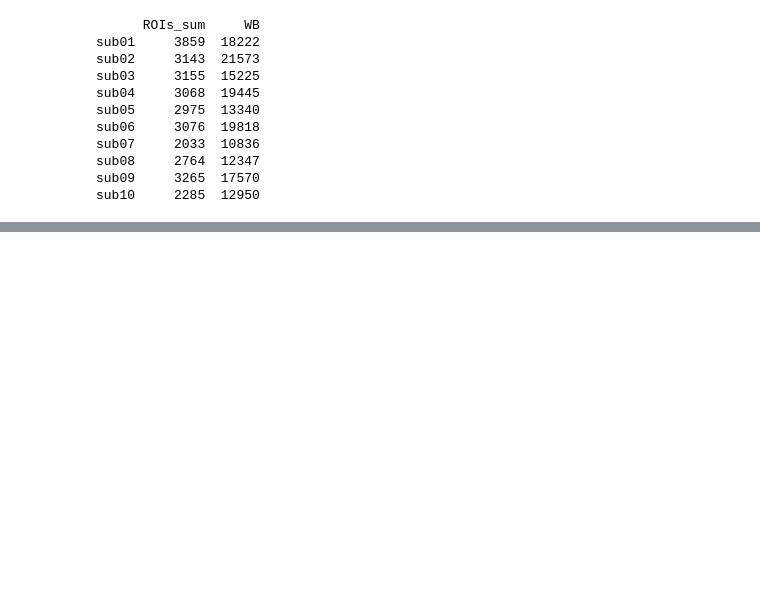
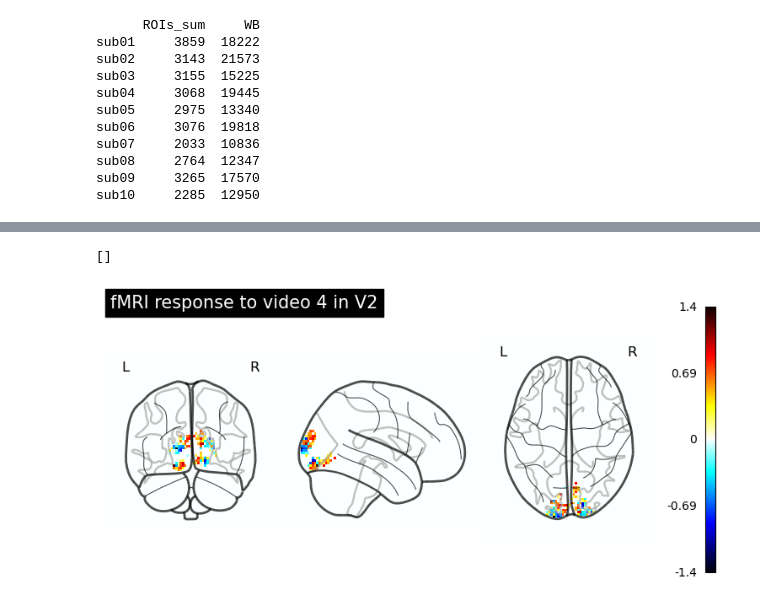
Before and after one commit to mafr22ao/Brainvision_Project, a Jupyter notebook: fmri_preprocessing.ipynb, the cells around one changed output, grey strips where cells are left out. Drawn from its saved outputs; the diff is of its cells as text; code cells hidden in the pictures; blank space fills up the shorter version.

```diff
--- a/fmri_preprocessing.ipynb
+++ b/fmri_preprocessing.ipynb
@@ -234,0 +271,16 @@ def visualize_activity(vid_id, sub, ROI):
+# %%
+# test the workaround for the whole dataset
+
+data, voxel_mask = get_fmri(sub, ROI)
+print(data.shape)
+print(len(np.unique(data[0, :])))
+print(voxel_mask.shape)
+print(np.sum(voxel_mask == 1))
+
+# see if ROI can be mapped into 3d space using the unique values of the 3d WB data
+ROI_data = get_fmri("sub01", "EBA")
+print(ROI_data[0,:].shape)
+print(len(np.unique(ROI_data[0,:])))
+print(data[0, :].shape)
+# check number of common elements
+print("Number of common elements:",np.sum(np.isin(ROI_data[0,:], data[0, :])))
@@ -234,0 +335,5 @@ def visualize_activity(vid_id, sub, ROI):
+# %%
+print(failed_conditions)
+# All the values in the WB and ROI data are unique. The unique values in the ROI data correspond to unique values in WB data.
+# %% [output]
+[]
@@ -234,0 +406,4 @@ def visualize_activity(vid_id, sub, ROI):
+# %%
+visualize_ROI_activity("sub01", "V2", 3)
+# %% [output]
+[figure, added]
```
Also changed, not shown: parts of 14 cells of this notebook.
